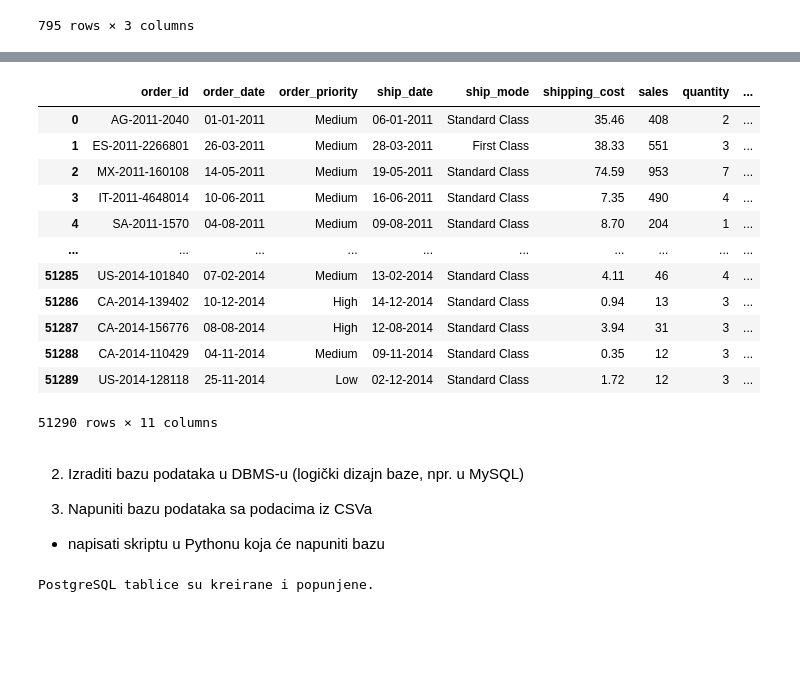
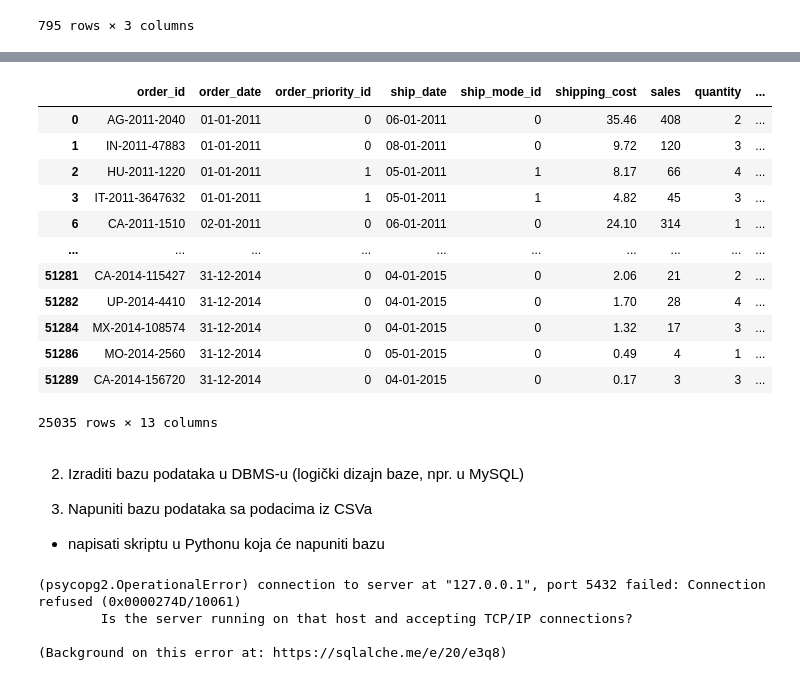
Before and after one commit to thomassiard/SPI-Projekt, a Jupyter notebook: superstore.ipynb, the cells around one changed output, grey strips where cells are left out. Saved outputs shown, nothing was run; the diff lists cells and outputs as text; code cells hidden in the pictures; blank space fills up the shorter version.

```diff
--- a/superstore.ipynb
+++ b/superstore.ipynb
@@ -267,24 +343,20 @@ product_df
-# %%
-order_df=pd.merge(df, customer_df, on=['customer_name', 'segment'])
-order_df=pd.merge(order_df, location_df, on=['state', 'country','region'])
-order_df=pd.merge(df, category_df, on=['category', 'sub_category'])
-order_df=pd.merge(order_df, product_df, on=['product_name','category_id'])
-order_df = order_df[['order_id','order_date','order_priority','ship_date','ship_mode','shipping_cost','sales','quantity','discount','profit','market']].drop_duplicates().reset_index(drop=True)
-order_df
-# %% [output]
-|  | order_id | order_date | order_priority | ship_date | ship_mode | shipping_cost | sales | quantity | ... |
-| 0 | AG-2011-2040 | 01-01-2011 | Medium | 06-01-2011 | Standard Class | 35.46 | 408 | 2 | ... |
-| 1 | ES-2011-2266801 | 26-03-2011 | Medium | 28-03-2011 | First Class | 38.33 | 551 | 3 | ... |
-| 2 | MX-2011-160108 | 14-05-2011 | Medium | 19-05-2011 | Standard Class | 74.59 | 953 | 7 | ... |
-| 3 | IT-2011-4648014 | 10-06-2011 | Medium | 16-06-2011 | Standard Class | 7.35 | 490 | 4 | ... |
-| 4 | SA-2011-1570 | 04-08-2011 | Medium | 09-08-2011 | Standard Class | 8.70 | 204 | 1 | ... |
-| ... | ... | ... | ... | ... | ... | ... | ... | ... | ... |
-| 51285 | US-2014-101840 | 07-02-2014 | Medium | 13-02-2014 | Standard Class | 4.11 | 46 | 4 | ... |
-| 51286 | CA-2014-139402 | 10-12-2014 | High | 14-12-2014 | Standard Class | 0.94 | 13 | 3 | ... |
-| 51287 | CA-2014-156776 | 08-08-2014 | High | 12-08-2014 | Standard Class | 3.94 | 31 | 3 | ... |
-| 51288 | CA-2014-110429 | 04-11-2014 | Medium | 09-11-2014 | Standard Class | 0.35 | 12 | 3 | ... |
-| 51289 | US-2014-128118 | 25-11-2014 | Low | 02-12-2014 | Standard Class | 1.72 | 12 | 3 | ... |
-51290 rows × 11 columns
+# %%
+order_df = df[['order_id','order_date','order_priority_id','ship_date','ship_mode_id','shipping_cost','sales','quantity','discount','profit','state_id','customer_id','product_id']].drop_duplicates(subset=['order_id'])
+order_df
+# %% [output]
+|  | order_id | order_date | order_priority_id | ship_date | ship_mode_id | shipping_cost | sales | quantity | ... |
+| 0 | AG-2011-2040 | 01-01-2011 | 0 | 06-01-2011 | 0 | 35.46 | 408 | 2 | ... |
+| 1 | IN-2011-47883 | 01-01-2011 | 0 | 08-01-2011 | 0 | 9.72 | 120 | 3 | ... |
+| 2 | HU-2011-1220 | 01-01-2011 | 1 | 05-01-2011 | 1 | 8.17 | 66 | 4 | ... |
+| 3 | IT-2011-3647632 | 01-01-2011 | 1 | 05-01-2011 | 1 | 4.82 | 45 | 3 | ... |
+| 6 | CA-2011-1510 | 02-01-2011 | 0 | 06-01-2011 | 0 | 24.10 | 314 | 1 | ... |
+| ... | ... | ... | ... | ... | ... | ... | ... | ... | ... |
+| 51281 | CA-2014-115427 | 31-12-2014 | 0 | 04-01-2015 | 0 | 2.06 | 21 | 2 | ... |
+| 51282 | UP-2014-4410 | 31-12-2014 | 0 | 04-01-2015 | 0 | 1.70 | 28 | 4 | ... |
+| 51284 | MX-2014-108574 | 31-12-2014 | 0 | 04-01-2015 | 0 | 1.32 | 17 | 3 | ... |
+| 51286 | MO-2014-2560 | 31-12-2014 | 0 | 05-01-2015 | 0 | 0.49 | 4 | 1 | ... |
+| 51289 | CA-2014-156720 | 31-12-2014 | 0 | 04-01-2015 | 0 | 0.17 | 3 | 3 | ... |
+25035 rows × 13 columns
 # %% [markdown]
 2. Izraditi bazu podataka u DBMS-u (logički dizajn baze, npr. u MySQL)
 
@@ -301,12 +373,20 @@ db = create_engine(conn_string)
 try:
     order_table = order_df.to_sql('orders', db, if_exists='replace', index=False)
     customer_table = customer_df.to_sql('customers', db, if_exists='replace', index=False)
-    location_table = location_df.to_sql('locations', db, if_exists='replace', index=False)
+    state_table = state_df.to_sql('states', db, if_exists='replace', index=False)
     product_table = product_df.to_sql('products', db, if_exists='replace', index=False)
     category_table = category_df.to_sql('categories', db, if_exists='replace', index=False)
+    sub_categoryy_table = sub_category_df.to_sql('sub_categories', db, if_exists='replace', index=False)
+    country_table = country_df.to_sql('countries', db, if_exists='replace', index=False)
+    region_table = region_df.to_sql('regions', db, if_exists='replace', index=False)
+    ship_mode_table = ship_mode_df.to_sql('ship_modes', db, if_exists='replace', index=False)
+    order_priority_table = order_priority_df.to_sql('order_priorities', db, if_exists='replace', index=False)
 except Exception as ex:
     print(ex)
 else:
     print("PostgreSQL tablice su kreirane i popunjene.")
 # %% [output]
-PostgreSQL tablice su kreirane i popunjene.
+(psycopg2.OperationalError) connection to server at "127.0.0.1", port 5432 failed: Connection refused (0x0000274D/10061)
+        Is the server running on that host and accepting TCP/IP connections?
+
+(Background on this error at: https://sqlalche.me/e/20/e3q8)
```
Also changed, not shown: parts of 13 cells of this notebook, 12 other files.
